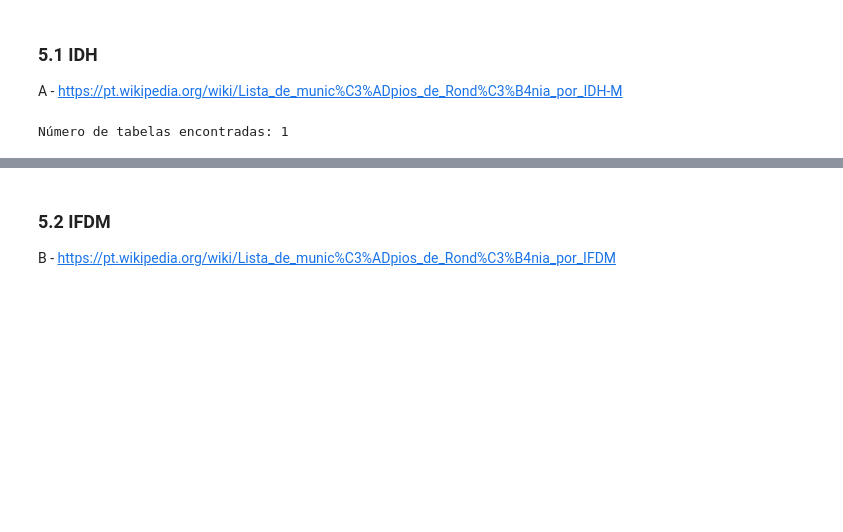
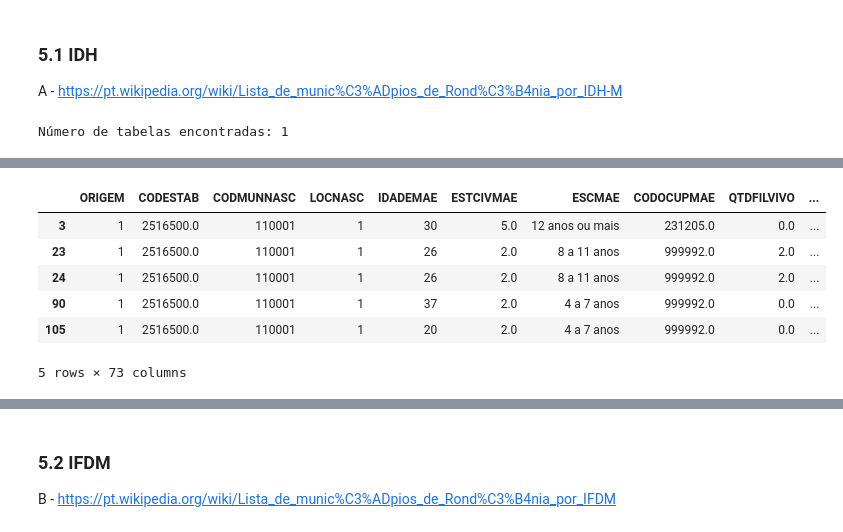
Before and after one commit to IgorCBzxc/volta-zero, a Jupyter notebook: TdD III/Tarefa 2/Mod9Tarefa2.ipynb, the cells around one changed output, grey strips where cells are left out. Drawn from its saved outputs; the diff is of its cells as text; code cells hidden in the pictures; blank space fills up the shorter version.

```diff
--- a/TdD III/Tarefa 2/Mod9Tarefa2.ipynb
+++ b/TdD III/Tarefa 2/Mod9Tarefa2.ipynb
@@ -222,3 +222,10 @@ Número de tabelas encontradas: 1
 #importando tabela tratada
 
 IDH = pd.read_excel('IDH.xlsx')
+
+
+
+# Setando a coluna municipio como indice do dataframe
+df_IDH = IDH.set_index('Municipio')
+
+df_IDH.head()
@@ -226,0 +240,14 @@ IDH = pd.read_excel('IDH.xlsx')
+# %%
+# Inner join usando o nome do município como chave
+merged_df = pd.merge(sinasc_raw, df_IDH, left_on='munResNome', right_index=True, how='inner')
+
+# Exibir as primeiras linhas do DataFrame resultante
+merged_df.head()
+# %% [output]
+|  | ORIGEM | CODESTAB | CODMUNNASC | LOCNASC | IDADEMAE | ESTCIVMAE | ESCMAE | CODOCUPMAE | QTDFILVIVO | ... |
+| 3 | 1 | 2516500.0 | 110001 | 1 | 30 | 5.0 | 12 anos ou mais | 231205.0 | 0.0 | ... |
+| 23 | 1 | 2516500.0 | 110001 | 1 | 26 | 2.0 | 8 a 11 anos | 999992.0 | 2.0 | ... |
+| 24 | 1 | 2516500.0 | 110001 | 1 | 26 | 2.0 | 8 a 11 anos | 999992.0 | 2.0 | ... |
+| 90 | 1 | 2516500.0 | 110001 | 1 | 37 | 2.0 | 4 a 7 anos | 999992.0 | 0.0 | ... |
+| 105 | 1 | 2516500.0 | 110001 | 1 | 20 | 2.0 | 4 a 7 anos | 999992.0 | 0.0 | ... |
+5 rows × 73 columns
```
Also changed, not shown: parts of 14 cells of this notebook, 3 other files.
